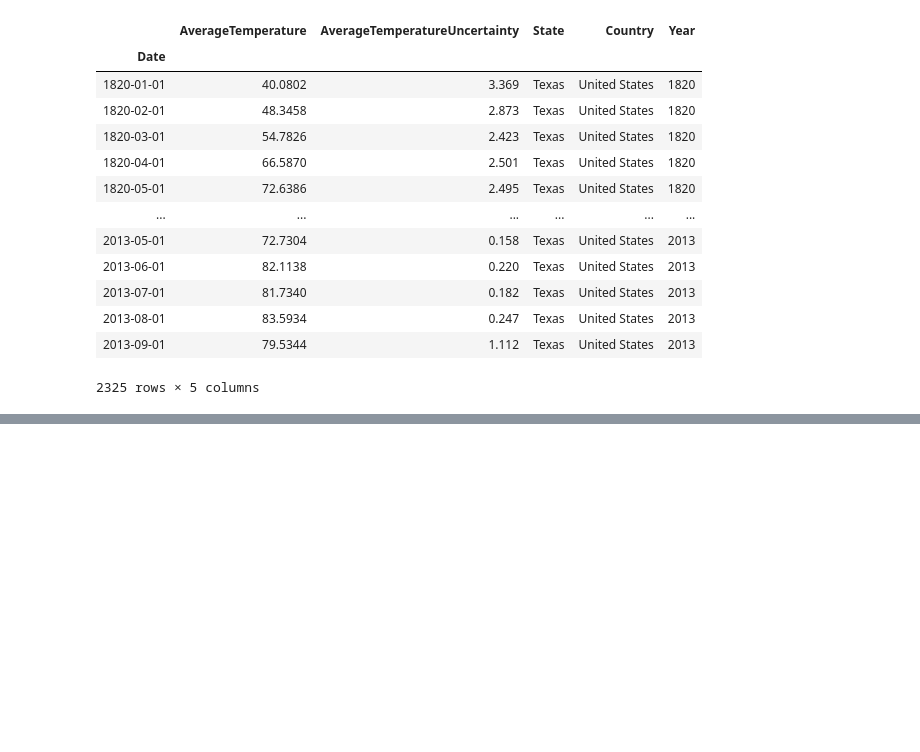
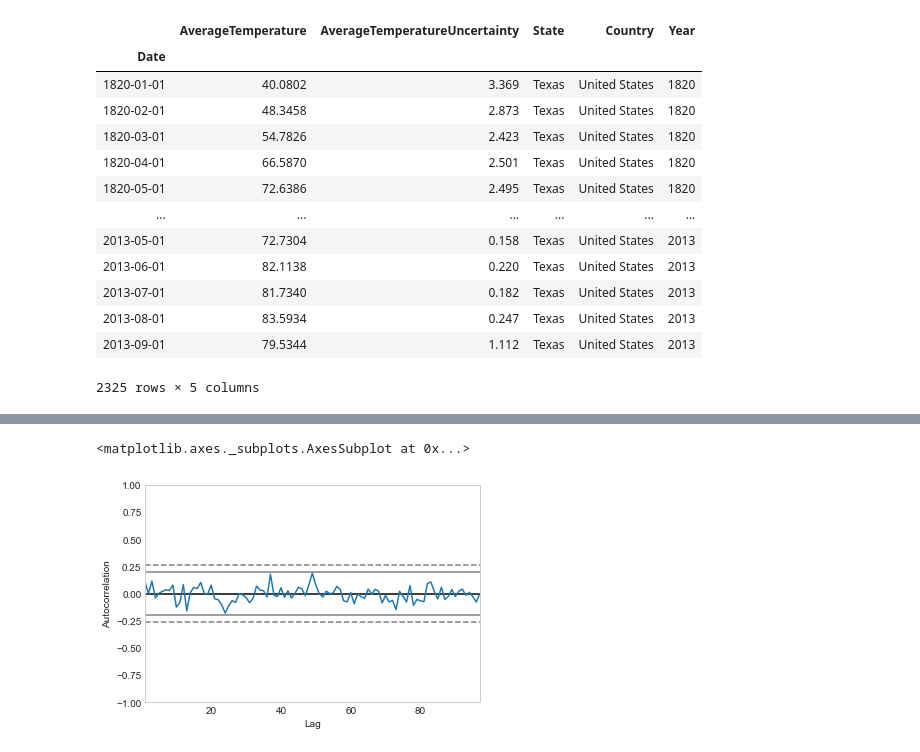
Before and after one commit to QuantumKane/time-series-exercises, a Jupyter notebook: ts_model.ipynb, the cells around one changed output, grey strips where cells are left out. Saved outputs shown, nothing was run; the diff lists cells and outputs as text; code cells hidden in the pictures; blank space fills up the shorter version.

```diff
--- a/ts_model.ipynb
+++ b/ts_model.ipynb
@@ -216,0 +253,7 @@ plt.legend()
+# %%
+# Autocorrelation plot indicating largely white noise
+
+pd.plotting.autocorrelation_plot(train.AverageTemperature.resample('Y').mean())
+# %% [output]
+<matplotlib.axes._subplots.AxesSubplot at 0x...>
+[figure, added]
```
Also changed, not shown: parts of 49 cells of this notebook.
